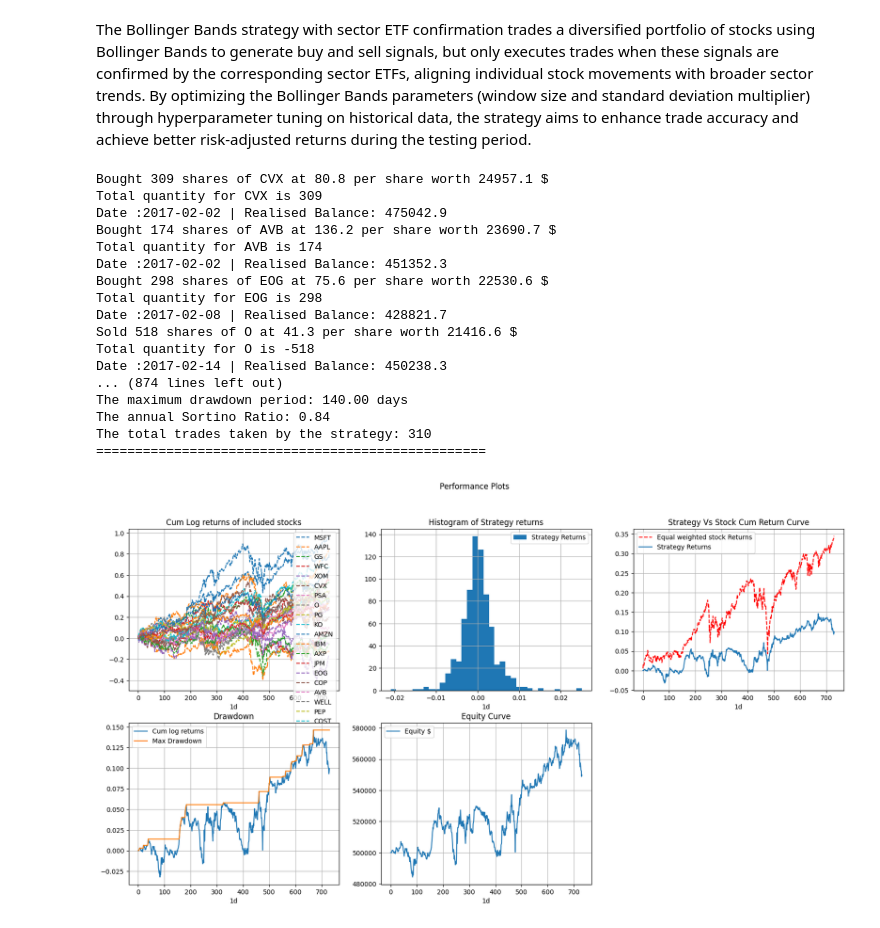
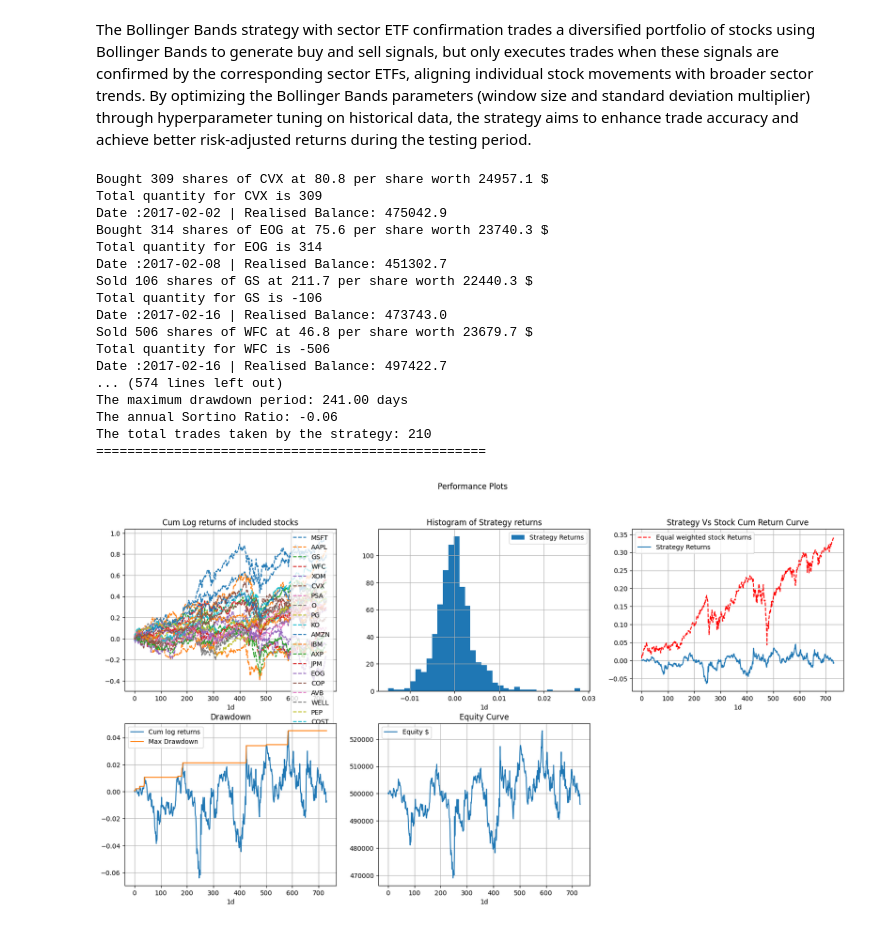
Before and after one commit to Seibell/IS4226-Finals, a Jupyter notebook: finals.ipynb, the cells around one changed output. Cells and saved outputs as stored; diff of their text form; code cells hidden in the pictures.

```diff
--- a/finals.ipynb
+++ b/finals.ipynb
@@ -484,13 +484,17 @@ The total trades taken by the strategy: 108
 The Bollinger Bands strategy with sector ETF confirmation trades a diversified portfolio of stocks using Bollinger Bands to generate buy and sell signals, but only executes trades when these signals are confirmed by the corresponding sector ETFs, aligning individual stock movements with broader sector trends. By optimizing the Bollinger Bands parameters (window size and standard deviation multiplier) through hyperparameter tuning on historical data, the strategy aims to enhance trade accuracy and achieve better risk-adjusted returns during the testing period.
 # %%
 from ta.volatility import BollingerBands
+from ta.momentum import RSIIndicator
 
 class BollingerBandStrategy(Common_Class):
 
-    def __init__(self, symbol, start, end, interval, capital, transaction_cost, verbose=True, window=20, window_dev=2):
+    def __init__(self, symbol, start, end, interval, capital, transaction_cost, verbose=True, window=20, window_dev=2, rsi_window=14, rsi_buy=40, rsi_sell=60):
         super().__init__(symbol, start, end, interval, capital, transaction_cost, verbose)
         self.window = window if window else 20
         self.window_dev = window_dev if window_dev else 2
+        self.rsi_window = rsi_window if rsi_window else 14
+        self.rsi_buy = rsi_buy if rsi_buy else 40
+        self.rsi_sell = rsi_sell if rsi_sell else 60
 
         # Sector mapping
         self.sector_mapping = {
@@ -570,6 +574,13 @@ class BollingerBandStrategy(Common_Class):
             self.all_data[stock]['bb_upper_band'] = indicator_bb.bollinger_hband()
             self.all_data[stock]['bb_lower_band'] = indicator_bb.bollinger_lband()
 
+            # RSI
+            indicator_rsi = RSIIndicator(
+                close=self.all_data[stock]["Close_Price"],
+                window=self.rsi_window
+            )
+            self.all_data[stock]['rsi'] = indicator_rsi.rsi()
+
         # Compute Bollinger Bands for sector ETFs
         for etf in self.sector_etfs.values():
             indicator_bb = BollingerBands(
@@ -581,8 +592,10 @@ class BollingerBandStrategy(Common_Class):
             self.all_data[etf]['bb_upper_band'] = indicator_bb.bollinger_hband()
             self.all_data[etf]['bb_lower_band'] = indicator_bb.bollinger_lband()
 
+        start_bar = max(self.window, self.rsi_window)
+
         # Run the strategy
-        for bar in range(self.window, len(self.all_data[self.stocks[0]])):
+        for bar in range(start_bar, len(self.all_data[self.stocks[0]])):
             tb = self.total_balance(bar)
             if tb < 0:
                 print("Negative capital")
@@ -602,15 +615,26 @@ class BollingerBandStrategy(Common_Class):
                 lower_band_stock_previous = self.all_data[stock]['bb_lower_band'].iloc[bar - 1]
                 upper_band_stock_current = self.all_data[stock]['bb_upper_band'].iloc[bar]
                 upper_band_stock_previous = self.all_data[stock]['bb_upper_band'].iloc[bar - 1]
+                rsi_stock = self.all_data[stock]['rsi'].iloc[bar]
 
+                # Initialize signal
+                signal_stock = 'hold'
+
+                # Determine Bollinger Bands signal
                 if (price_stock_previous < lower_band_stock_previous) and (price_stock_current > lower_band_stock_current):
+                    bb_signal_stock = 'buy'
+                elif (price_stock_previous > upper_band_stock_previous) and (price_stock_current < upper_band_stock_current):
+                    bb_signal_stock = 'sell'
+                else:
+                    bb_signal_stock = 'hold'
+
+                # Incorporate RSI into signal
+                if bb_signal_stock == 'buy' and rsi_stock < rsi_buy:
                     signal_stock = 'buy'
-                elif (price_stock_previous > upper_band_stock_previous) and (price_stock_current < upper_band_stock_current):
+                elif bb_signal_stock == 'sell' and rsi_stock > rsi_sell:
                     signal_stock = 'sell'
-                else:
-                    signal_stock = 'hold'
 
-                # Sector ETF signals
+                # Sector ETF signals (same as before)
                 price_etf_current = self.all_data[sector_etf]['Close_Price'].iloc[bar]
                 price_etf_previous = self.all_data[sector_etf]['Close_Price'].iloc[bar - 1]
                 lower_band_etf_current = self.all_data[sector_etf]['bb_lower_band'].iloc[bar]
@@ -719,45 +743,51 @@ if __name__ == "__main__":
     # if best_params:
     #     window = best_params[0]
     #     window_dev = best_params[1]
     # else:
     window = 20
     window_dev = 2
+    rsi_window = 14
+    rsi_buy = 40
+    rsi_sell = 60
 
     # Testing period
     test_start_date = "2017-01-01"
     test_end_date = "2019-12-31"
 
     # Run strategy with best parameters on testing period
     strategy = BollingerBandStrategy(
         symbols,
         test_start_date,
         test_end_date,
         "1d",
         initial_capital,
         transaction_cost,
         verbose,
         window=window,
-        window_dev=window_dev
+        window_dev=window_dev,
+        rsi_window=rsi_window,
+        rsi_buy=rsi_buy,
+        rsi_sell=rsi_sell
     )
     strategy.run_strategy()
     strategy.performance()
     strategy.performance_plots()
 # %% [output]
 Bought 309 shares of CVX at 80.8 per share worth 24957.1 $
 Total quantity for CVX is 309
 Date :2017-02-02 | Realised Balance: 475042.9
-Bought 174 shares of AVB at 136.2 per share worth 23690.7 $
-Total quantity for AVB is 174
-Date :2017-02-02 | Realised Balance: 451352.3
-Bought 298 shares of EOG at 75.6 per share worth 22530.6 $
-Total quantity for EOG is 298
-Date :2017-02-08 | Realised Balance: 428821.7
-Sold 518 shares of O at 41.3 per share worth 21416.6 $
-Total quantity for O is -518
-Date :2017-02-14 | Realised Balance: 450238.3
-... (874 lines left out)
-The maximum drawdown period: 140.00 days
-The annual Sortino Ratio: 0.84
-The total trades taken by the strategy: 310
+Bought 314 shares of EOG at 75.6 per share worth 23740.3 $
+Total quantity for EOG is 314
+Date :2017-02-08 | Realised Balance: 451302.7
+Sold 106 shares of GS at 211.7 per share worth 22440.3 $
+Total quantity for GS is -106
+Date :2017-02-16 | Realised Balance: 473743.0
+Sold 506 shares of WFC at 46.8 per share worth 23679.7 $
+Total quantity for WFC is -506
+Date :2017-02-16 | Realised Balance: 497422.7
+... (574 lines left out)
+The maximum drawdown period: 241.00 days
+The annual Sortino Ratio: -0.06
+The total trades taken by the strategy: 210
 ==================================================
-[figure, old version]
+[figure, new version]
```
